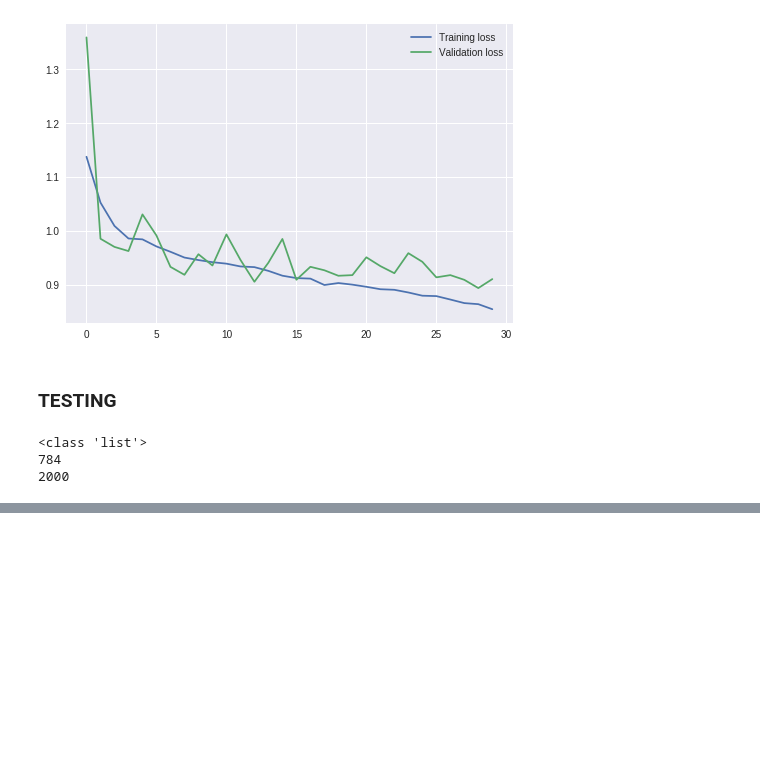
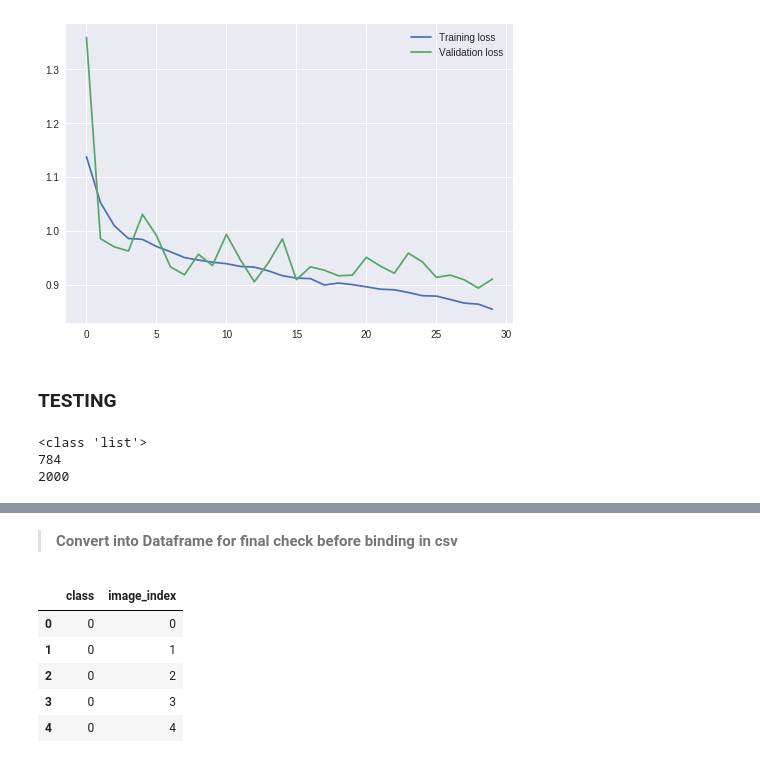
Before and after one commit to kanishk16/routetoMIDASS, a Jupyter notebook: CV_Problem/CV_Problem.ipynb, the cells around one changed output, grey strips where cells are left out. Drawn from its saved outputs; the diff is of its cells as text; code cells hidden in the pictures; blank space fills up the shorter version.

Commit message:
feat: testing and csv using model10.pt complete

```diff
--- a/CV_Problem/CV_Problem.ipynb
+++ b/CV_Problem/CV_Problem.ipynb
@@ -408,7 +407,7 @@ plt.legend(frameon=False)
 ### TESTING
 # %%
 # load the model (best out of all experiments)
-model.load_state_dict(torch.load('/content/gdrive/My Drive/Colab Notebooks/Image_Classifier Models/midass05.pt'))
+model.load_state_dict(torch.load('/content/gdrive/My Drive/Colab Notebooks/Image_Classifier Models/midass10.pt'))
 # %%
 # load test images from pkl file
 
@@ -431,7 +447,7 @@ print(itest_data.shape)
 # %%
 # convert into torch.tensor
-test_x = torch.stack([valid_transforms(torch.Tensor(i)) for i in itest_data])
+test_x = torch.stack([valid_transforms(torch.Tensor(i)) for i in itest_data/255])
 
 # define testdata and testloader
 test_dataset = torch.utils.data.TensorDataset(test_x)
-tsetloader = torch.utils.data.DataLoader(test_dataset, batch_size = 32, shuffle=True)
+testloader = torch.utils.data.DataLoader(test_dataset, batch_size = 500)
@@ -439,15 +459,20 @@ tsetloader = torch.utils.data.DataLoader(test_dataset, batch_size = 32, shuffle=
 device = torch.device("cuda:0" if torch.cuda.is_available() else "cpu")
 
 # Uncomment if only TESTING
-#model.to(device)
-prediction = []
+model.to(device)
+
+labels = np.array([],np.int32)
+
 with torch.no_grad():
   # model in evaluation mode
   model.eval()
-  for images in testloader:
+  for [images] in testloader:
+
     images = images.to(device)
     log_ps = model(images)
 
     ps = torch.exp(log_ps)
     top_p, top_class = ps.topk(1, dim=1)
-    prediction.append(top_class.item())
+
+    label = top_class.cpu().numpy()
+    labels = np.append(labels, label)
@@ -455,0 +491,4 @@ print(top)
+# %%
+labels[labels == 1] = 2
+labels[labels == 2] = 3
+labels[labels == 3] = 6
@@ -455,0 +512,14 @@ print(top)
+# %% [markdown]
+>**Convert into Dataframe for final check before binding in csv**
+# %%
+import pandas as pd
+
+df = pd.DataFrame({'image_index': list(np.arange(len(labels))) ,'class': labels})
+df.head()
+# %% [output]
+|  | class | image_index |
+| 0 | 0 | 0 |
+| 1 | 0 | 1 |
+| 2 | 0 | 2 |
+| 3 | 0 | 3 |
+| 4 | 0 | 4 |
```
Also changed, not shown: parts of 9 cells of this notebook.
